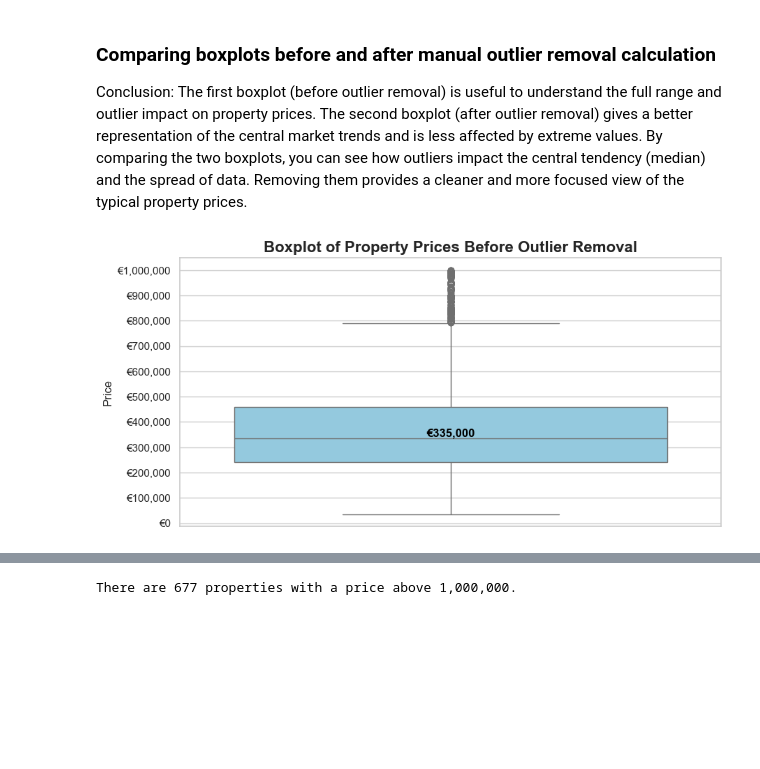
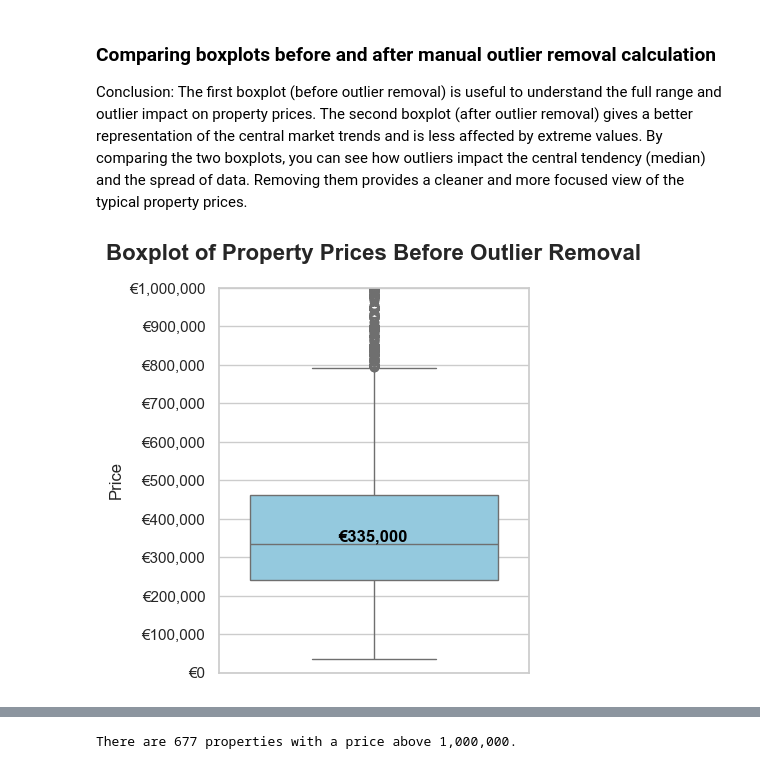
Before and after one commit to Kevin-Van-Hoorebeek/immoeliza_data_analysis, a Jupyter notebook: Analysis/Kelli_immoeliza_visualization.ipynb, the cells around one changed output, grey strips where cells are left out. Drawn from its saved outputs; the diff is of its cells as text; code cells hidden in the pictures; blank space fills up the shorter version.

Commit message:
Created final data analysis notebook file and further analysis

```diff
--- a/Analysis/Kelli_immoeliza_visualization.ipynb
+++ b/Analysis/Kelli_immoeliza_visualization.ipynb
@@ -56,26 +56,5 @@ df.to_csv("../Data/Cleaned/sanitized_property_listings_Kelli_final.csv", index=F
 # Sort the DataFrame by 'Price' in descending order and exclude the first 16 rows. These were checked as 'bad data' outliers.
 df_sorted = df.sort_values(by='Price', ascending=False).iloc[16:]
 df_sorted = df[df['Price'] < 1000000]
-print(df_sorted.shape)
-sns.catplot(
-    kind="box",
-    y="Price",
-    data=df_sorted
-).set(xlabel='Listings',ylabel='Price')
-
-plt.title('Boxplot of Property Prices', fontweight="bold", fontsize=20)
-# Automatically format y-axis labels with commas
-plt.gca().yaxis.set_major_formatter(ticker.StrMethodFormatter('{x:,.0f}'))
-plt.ylim(0, 1000000)
-
-# Set custom y-axis tick labels
-yticks = [0, 100000, 200000, 300000, 400000, 500000, 600000, 700000, 800000, 900000, 1000000]
-plt.yticks(yticks, [f'€{y:,.0f}' for y in yticks])
-
-# Calculate and annotate the median value on the plot
-median_price = df_sorted['Price'].median()
-plt.text(0, median_price, f'€{median_price:,.0f}', ha='center', va='bottom', fontsize=12, color='blue', fontweight='bold')
-
-plt.show()
 
 # Exclude properties about 1mil, and why. Collect list of assumptions. Together as a team say we do not work with houses over 1 mil and that's what the other should work with.
@@ -90,17 +66,21 @@ Conclusion:
     By comparing the two boxplots, you can see how outliers impact the central tendency (median) and the spread of data. Removing them provides a cleaner and more focused view of the typical property prices.
 # %%
 # Plot before outlier removal
-plt.figure(figsize=(10, 5))
+plt.figure(figsize=(4, 5))
 sns.boxplot(y='Price', data=df_sorted, color="skyblue")
-plt.title('Boxplot of Property Prices Before Outlier Removal', fontsize=16, fontweight='bold')
+plt.title('Boxplot of Property Prices Before Outlier Removal', fontsize=16, fontweight='bold', pad=20)
 plt.ylabel('Price')
 plt.yticks(yticks, [f'€{y:,.0f}' for y in yticks])
+plt.ylim(0, 1000000)
+yticks = np.arange(0, 1000000 + 100000, 100000)  # Create y-ticks at intervals of 100,000 euros
+plt.yticks(yticks, [f'€{y:,.0f}' for y in yticks])  # Format y-tick labels with euro symbol
+
 median_price = df_sorted['Price'].median()
 plt.text(0, median_price, f'€{median_price:,.0f}', ha='center', va='bottom', fontsize=12, color='black',
          fontweight='bold')
 plt.show()
 # %% [output]
-[figure, old version]
+[figure, new version]
 # %%
 # IQR
 # Calculate the upper and lower limits based on IQR
```
Also changed, not shown: parts of 12 cells of this notebook, 2 other files.
